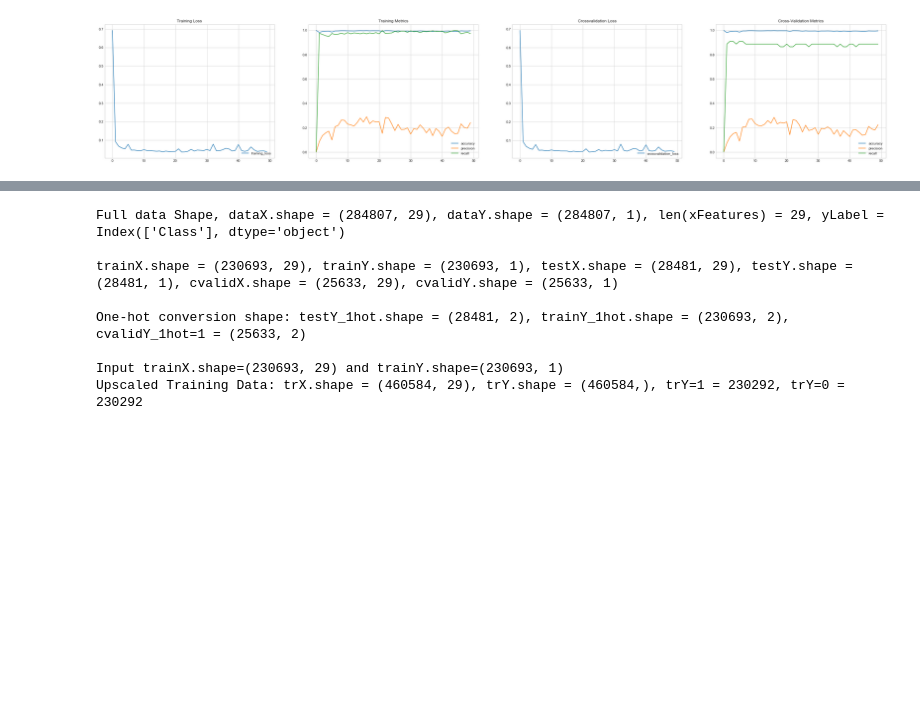
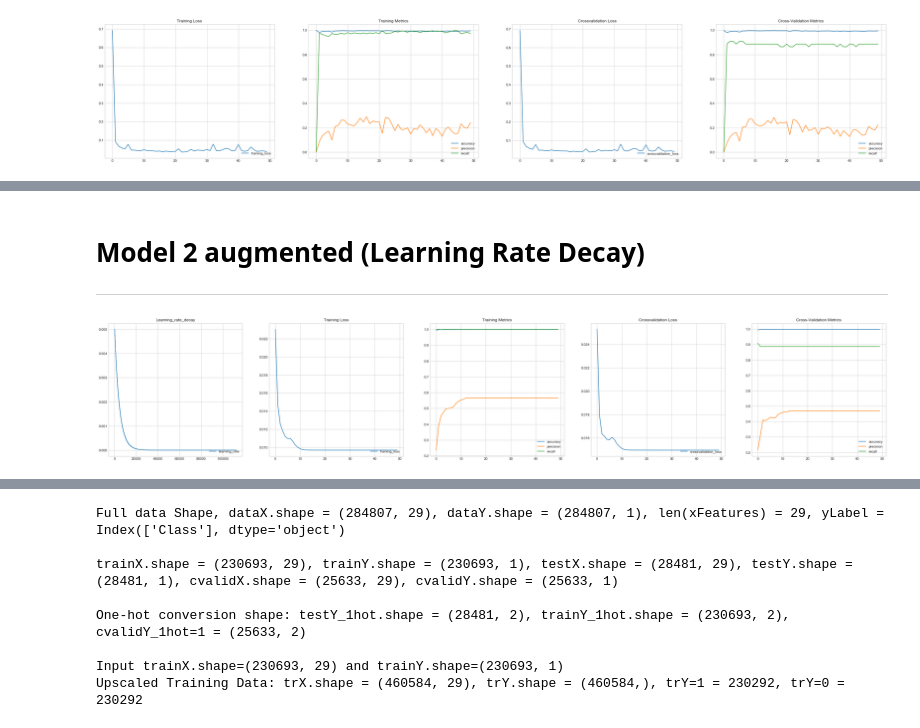
Before and after one commit to Sardhendu/Data-Science-Projects, a Jupyter notebook: CreditCardFraudDetection/model_eval_deepL.ipynb, the cells around one changed output, grey strips where cells are left out. Saved outputs shown, nothing was run; the diff lists cells and outputs as text; code cells hidden in the pictures; blank space fills up the shorter version.

Commit message:
Adding predictions with learning rate decay

```diff
--- a/CreditCardFraudDetection/model_eval_deepL.ipynb
+++ b/CreditCardFraudDetection/model_eval_deepL.ipynb
@@ -105,0 +146,32 @@ oj.vizualize(data=cv_data, colX=None, colY=None, label_col=None, viz_type='line'
+# %% [markdown]
+# Model 2 augmented (Learning Rate Decay)
+-----------
+# %%
+obj_dn = DeepNet(learning_rate = 0.005, lamda = 0.0001, learning_rate_decay = 0.95, REGULARIZE=True, LEARNING_RATE_DECAY=True, BATCH_NORM=False)
+
+layers=layers = [20, 20, 20, 2]
+batch_size = 2048
+num_epochs = 500
+display_step = 10
+
+(l_rate_arr, tr_loss_arr, tr_acc_arr, tr_precision_arr, tr_recall_arr, tr_auc_arr,
+cv_loss_arr, cv_acc_arr, cv_precision_arr, cv_recall_arr, cv_auc_arr,
+tsacc, ts_precsion_score, ts_recall_score, ts_auc_score) = obj_dn.nnet(layers, batch_size, num_epochs, display_step)
+
+print ('Mean Values: train_loss = %s, train_acc = %s, train_precision = %s, train_recall = %s, cv_loss = %s, cv_acc = %s, cv_precision = %s, cv_recall = %s, test_acc = %s, test_precision = %s, test_recall = %s'%(str(np.mean(tr_loss_arr)), str(np.mean(tr_acc_arr)),
+str(np.mean(tr_precision_arr)), str(np.mean(tr_recall_arr)), str(np.mean(cv_loss_arr)), str(np.mean(cv_acc_arr)), str(np.mean(cv_precision_arr)), str(np.mean(cv_recall_arr)), str(tsacc), str(ts_precsion_score), str(ts_recall_score)))
+
+oj = Plot(rows=1, columns=5, fig_size=(40,7))
+tr_loss_df = pd.DataFrame(l_rate_arr, columns=['learning_rate'])
+oj.vizualize(data=tr_loss_df, colX=None, colY=None, label_col=None, viz_type='line', params={'title':'Learning_rate_decay'})
+tr_loss_df = pd.DataFrame(tr_loss_arr, columns=['training_loss'])
+oj.vizualize(data=tr_loss_df, colX=None, colY=None, label_col=None, viz_type='line', params={'title':'Training Loss'})
+tr_data = pd.DataFrame(np.column_stack((tr_acc_arr, tr_precision_arr, tr_recall_arr)), columns=['accuracy', 'precision', 'recall'])
+oj.vizualize(data=tr_data, colX=None, colY=None, label_col=None, viz_type='line', params={'title':'Training Metrics'})
+
+cv_loss_df = pd.DataFrame(cv_loss_arr, columns=['crossvalidation_loss'])
+oj.vizualize(data=cv_loss_df, colX=None, colY=None, label_col=None, viz_type='line', params={'title':'Crossvalidation Loss'})
+cv_data = pd.DataFrame(np.column_stack((cv_acc_arr, cv_precision_arr, cv_recall_arr)), columns=['accuracy', 'precision', 'recall'])
+oj.vizualize(data=cv_data, colX=None, colY=None, label_col=None, viz_type='line', params={'title':'Cross-Validation Metrics'})
+# %% [output]
+[figure, added]
```
Also changed, not shown: parts of 14 cells of this notebook, 18 other files.
